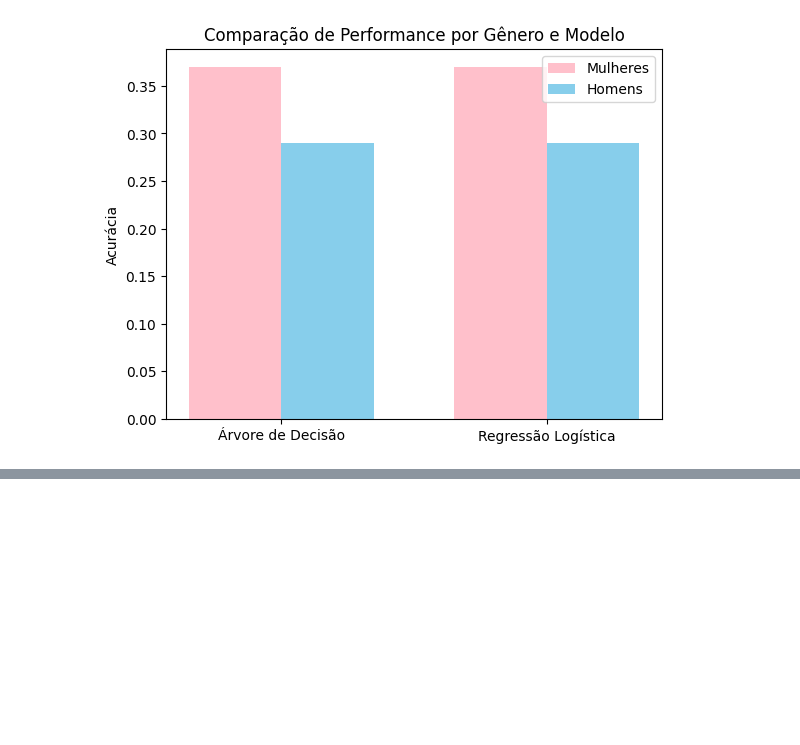
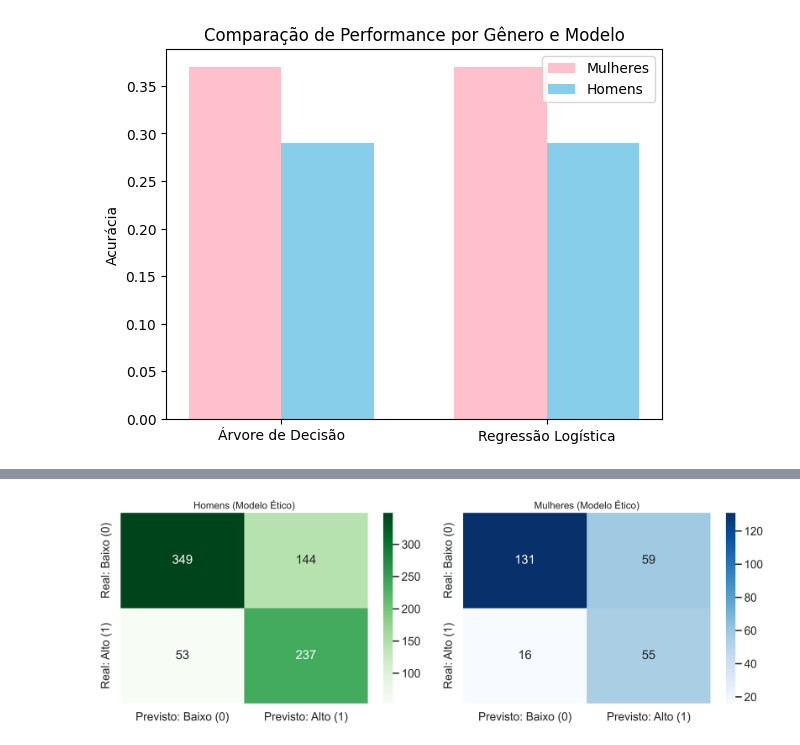
Before and after one commit to bocato-ana/Projeto-PPE, a Jupyter notebook: notebooks/treino_modelo.ipynb, the cells around one changed output, grey strips where cells are left out. Saved outputs shown, nothing was run; the diff lists cells and outputs as text; code cells hidden in the pictures; blank space fills up the shorter version.

```diff
--- a/notebooks/treino_modelo.ipynb
+++ b/notebooks/treino_modelo.ipynb
@@ -9,7 +9,7 @@ import seaborn as sns
 from sklearn.linear_model import LogisticRegression
 import numpy as np
 # %%
-df = pd.read_parquet('../data_2024_otimizado.parquet')
+df = pd.read_parquet('data_2024_otimizado.parquet')
 # %%
 print(df.columns)
 # %% [output]
@@ -598,0 +801,39 @@ Name: Salario_Num, dtype: float64
+# %%
+import matplotlib.pyplot as plt
+import seaborn as sns
+from sklearn.metrics import confusion_matrix
+
+# 1. Separar os dados reais e previstos com base no gênero
+# Pelos seus resultados anteriores, Homens = False e Mulheres = True na coluna 1.b_genero
+idx_homens = (A_test == False)
+idx_mulheres = (A_test == True)
+
+y_true_homens = y_test_alto[idx_homens]
+y_pred_homens = y_pred_mitigado_alto[idx_homens]
+
+y_true_mulheres = y_test_alto[idx_mulheres]
+y_pred_mulheres = y_pred_mitigado_alto[idx_mulheres]
+
+# 2. Calcular as Matrizes de Confusão
+cm_homens = confusion_matrix(y_true_homens, y_pred_homens)
+cm_mulheres = confusion_matrix(y_true_mulheres, y_pred_mulheres)
+
+# 3. Configurar a visualização lado a lado
+fig, axes = plt.subplots(1, 2, figsize=(14, 5))
+
+# Plot Matriz Homens
+sns.heatmap(cm_homens, annot=True, fmt='d', cmap='Greens', ax=axes[0],
+            xticklabels=['Previsto: Baixo (0)', 'Previsto: Alto (1)'],
+            yticklabels=['Real: Baixo (0)', 'Real: Alto (1)'])
+axes[0].set_title('Homens (Modelo Ético)', fontsize=14)
+
+# Plot Matriz Mulheres
+sns.heatmap(cm_mulheres, annot=True, fmt='d', cmap='Blues', ax=axes[1],
+            xticklabels=['Previsto: Baixo (0)', 'Previsto: Alto (1)'],
+            yticklabels=['Real: Baixo (0)', 'Real: Alto (1)'])
+axes[1].set_title('Mulheres (Modelo Ético)', fontsize=14)
+
+plt.tight_layout()
+plt.show()
+# %% [output]
+[figure, added]
```
Also changed, not shown: parts of 19 cells of this notebook, 11 other files.
